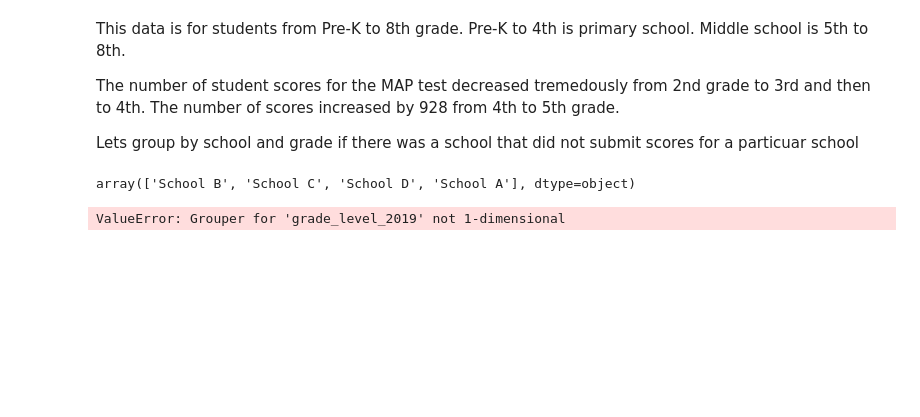
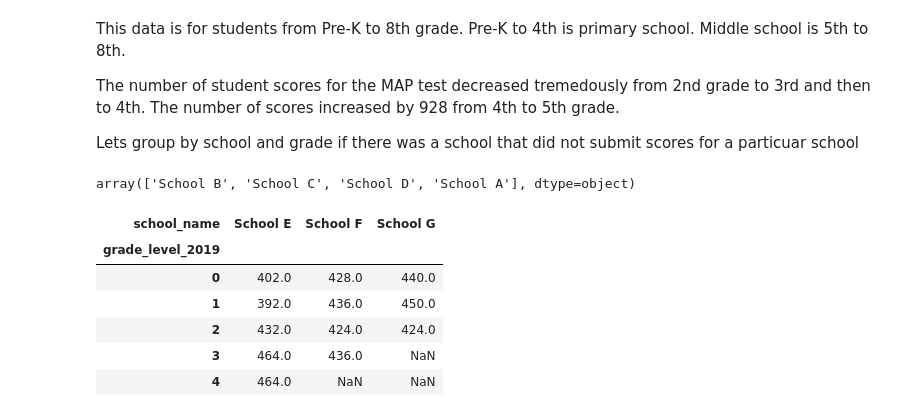
Before and after one commit to campscd/PRACTICE, a Jupyter notebook: KIPP_Data.ipynb, the cells around one changed output. Saved outputs shown, nothing was run; the diff lists cells and outputs as text; code cells hidden in the pictures; blank space fills up the shorter version.

```diff
--- a/KIPP_Data.ipynb
+++ b/KIPP_Data.ipynb
@@ -167,6 +167,12 @@ array(['School B', 'School C', 'School D', 'School A'], dtype=object)
 # %%
 Primary_School = data[data['grade_level_2019'] < 5]
 # %%
-pd.pivot_table(Primary_School, index = ['grade_level_2019'], columns = ['school_name'], aggfunc = 'count')
+pd.pivot_table(Primary_School, index = ['grade_level_2019'], columns = ['school_name'], values = 'student_id', aggfunc = 'count')
 # %% [output]
-ValueError: Grouper for 'grade_level_2019' not 1-dimensional
+| school_name | School E | School F | School G |
+| grade_level_2019 |  |  |  |
+| 0 | 402.0 | 428.0 | 440.0 |
+| 1 | 392.0 | 436.0 | 450.0 |
+| 2 | 432.0 | 424.0 | 424.0 |
+| 3 | 464.0 | 436.0 | NaN |
+| 4 | 464.0 | NaN | NaN |
```
Also changed, not shown: parts of 47 cells of this notebook.
